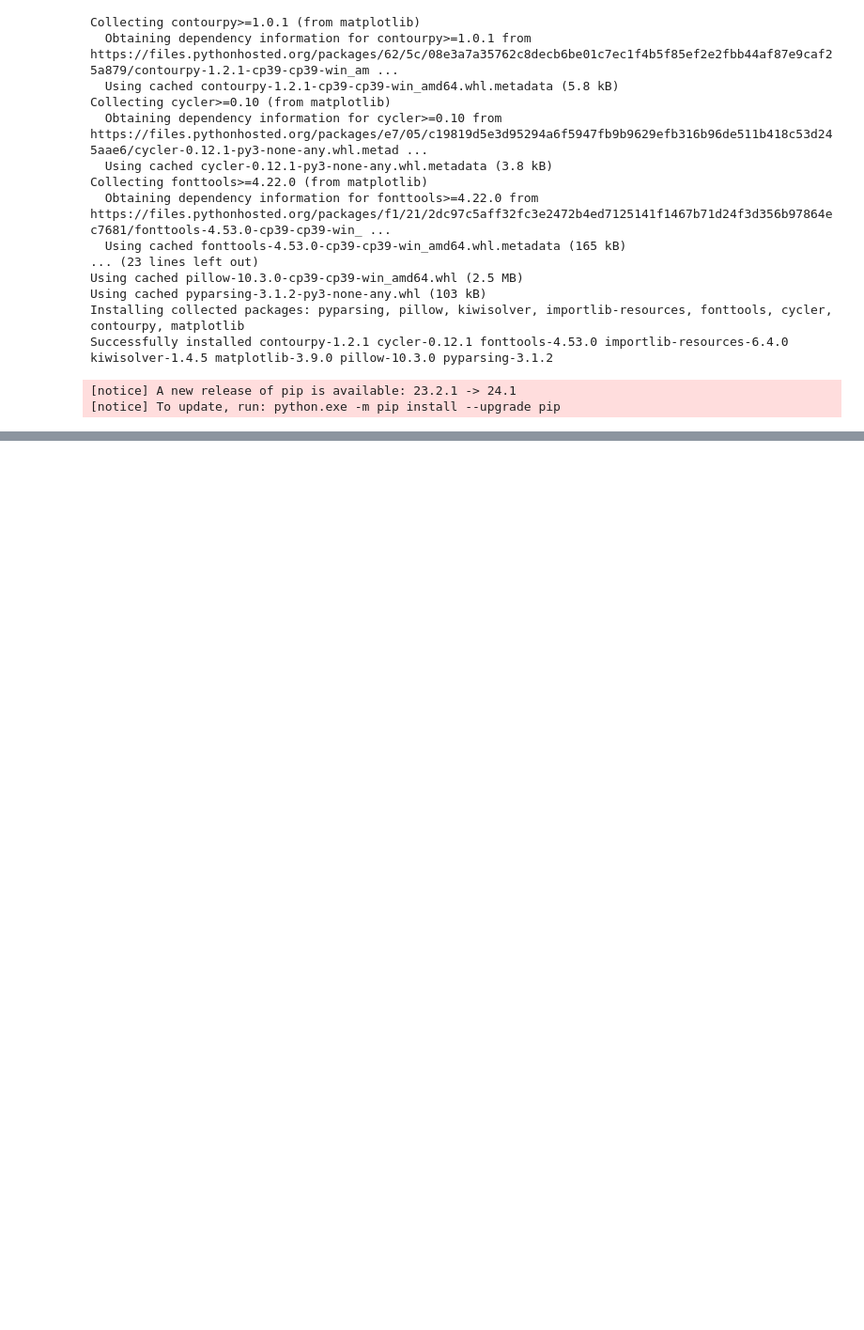
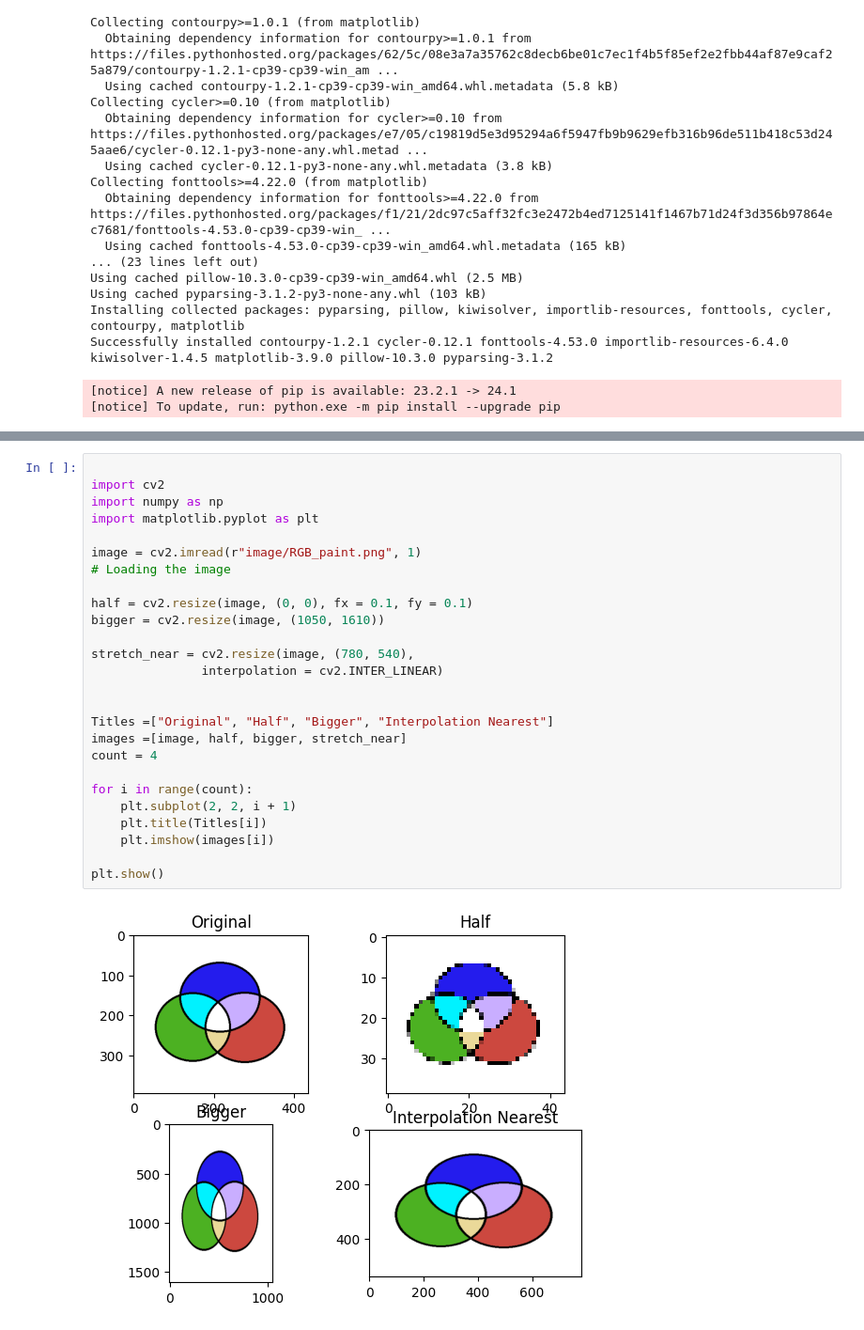
Before and after one commit to aiseeyou/aiseeyou-learning-python, a Jupyter notebook: 012-computer-vision.ipynb, the cells around one changed output, grey strips where cells are left out. Shown: that part at 94% size. Saved outputs shown, nothing was run; the diff lists cells and outputs as text; blank space fills up the shorter version.

```diff
--- a/012-computer-vision.ipynb
+++ b/012-computer-vision.ipynb
@@ -157,0 +248,28 @@ Successfully installed contourpy-1.2.1 cycler-0.12.1 fonttools-4.53.0 importlib-
+# %%
+
+import cv2
+import numpy as np
+import matplotlib.pyplot as plt
+
+image = cv2.imread(r"image/RGB_paint.png", 1)
+# Loading the image
+
+half = cv2.resize(image, (0, 0), fx = 0.1, fy = 0.1)
+bigger = cv2.resize(image, (1050, 1610))
+
+stretch_near = cv2.resize(image, (780, 540),
+               interpolation = cv2.INTER_LINEAR)
+
+
+Titles =["Original", "Half", "Bigger", "Interpolation Nearest"]
+images =[image, half, bigger, stretch_near]
+count = 4
+
+for i in range(count):
+    plt.subplot(2, 2, i + 1)
+    plt.title(Titles[i])
+    plt.imshow(images[i])
+
+plt.show()
+# %% [output]
+[figure, added]
```
Also changed, not shown: parts of 12 cells of this notebook.
